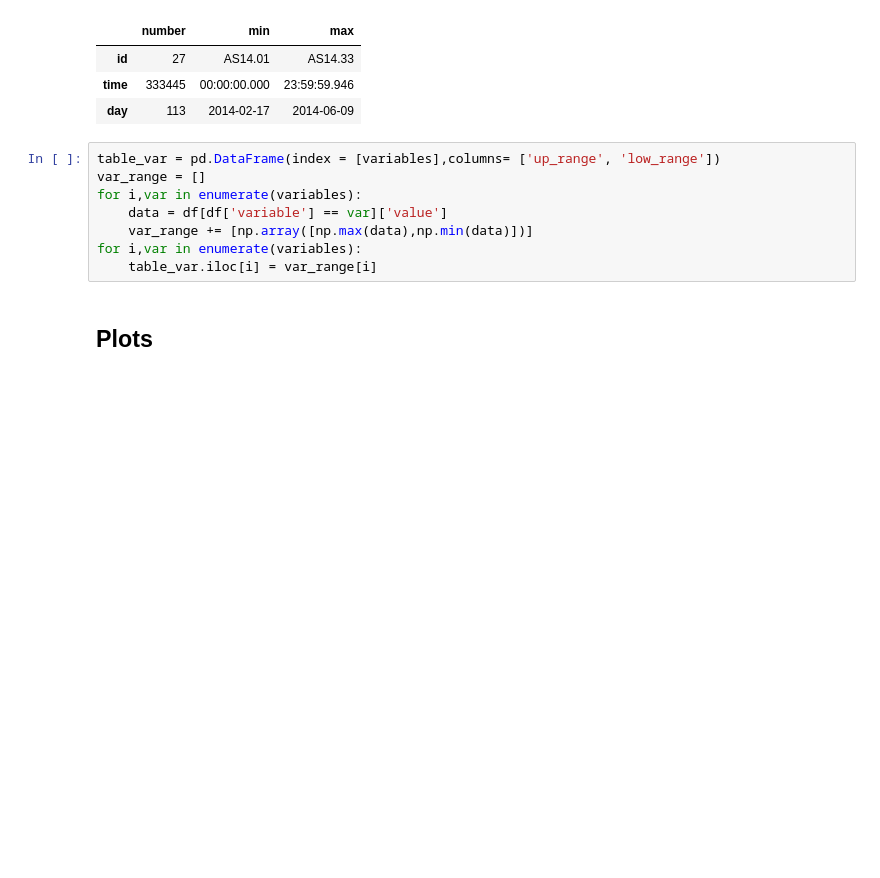
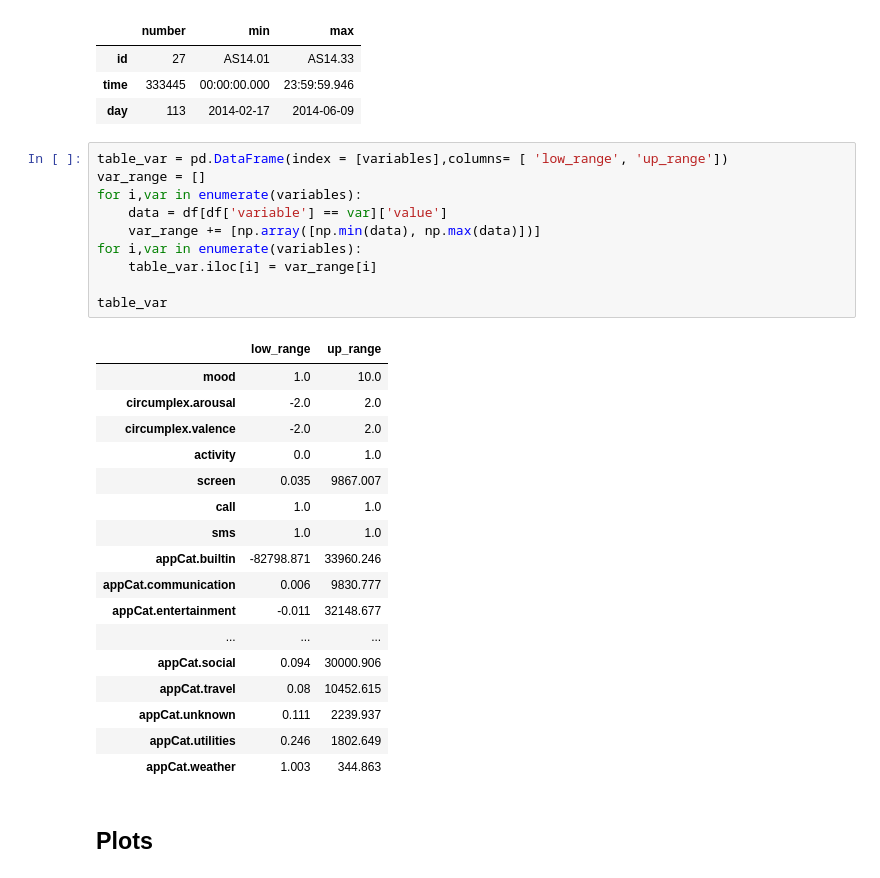
Before and after one commit to balintszarvas/DMT-1, a Jupyter notebook: advanced dataset/advanced_questions.ipynb, the cells around one changed output. Drawn from its saved outputs; the diff is of its cells as text; blank space fills up the shorter version.

```diff
--- a/advanced dataset/advanced_questions.ipynb
+++ b/advanced dataset/advanced_questions.ipynb
@@ -33,13 +33,33 @@ table
 | time | 333445 | 00:00:00.000 | 23:59:59.946 |
 | day | 113 | 2014-02-17 | 2014-06-09 |
 # %%
-table_var = pd.DataFrame(index = [variables],columns= ['up_range', 'low_range'])
+table_var = pd.DataFrame(index = [variables],columns= [ 'low_range', 'up_range'])
 var_range = []
 for i,var in enumerate(variables):
     data = df[df['variable'] == var]['value']
-    var_range += [np.array([np.max(data),np.min(data)])]
+    var_range += [np.array([np.min(data), np.max(data)])]
 for i,var in enumerate(variables):
     table_var.iloc[i] = var_range[i]
+
+table_var
+# %% [output]
+|  | low_range | up_range |
+| mood | 1.0 | 10.0 |
+| circumplex.arousal | -2.0 | 2.0 |
+| circumplex.valence | -2.0 | 2.0 |
+| activity | 0.0 | 1.0 |
+| screen | 0.035 | 9867.007 |
+| call | 1.0 | 1.0 |
+| sms | 1.0 | 1.0 |
+| appCat.builtin | -82798.871 | 33960.246 |
+| appCat.communication | 0.006 | 9830.777 |
+| appCat.entertainment | -0.011 | 32148.677 |
+| ... | ... | ... |
+| appCat.social | 0.094 | 30000.906 |
+| appCat.travel | 0.08 | 10452.615 |
+| appCat.unknown | 0.111 | 2239.937 |
+| appCat.utilities | 0.246 | 1802.649 |
+| appCat.weather | 1.003 | 344.863 |
 # %% [markdown]
 ## Plots
 # %%
```
Also changed, not shown: parts of 2 cells of this notebook, 5 other files.
